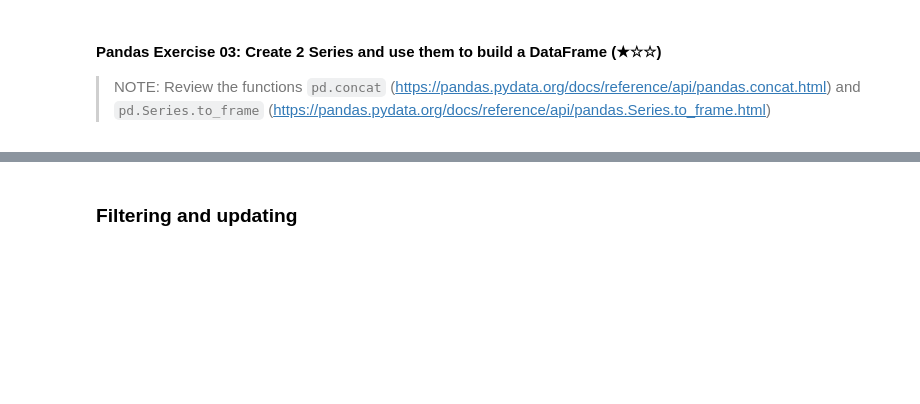
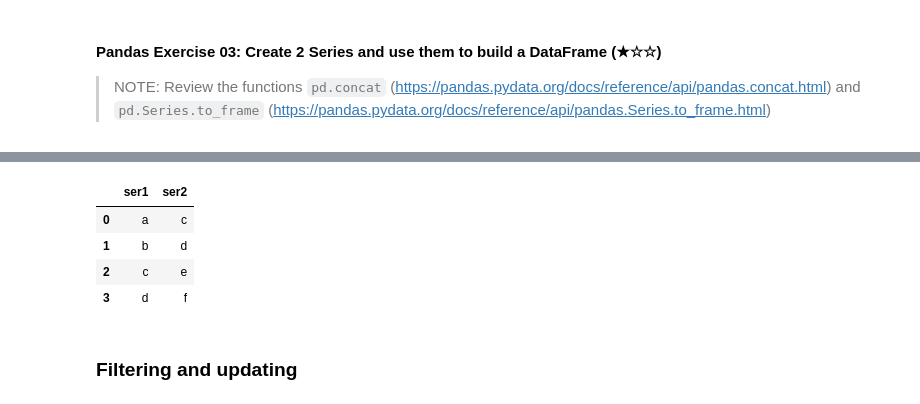
Before and after one commit to jilemp/4GA, a Jupyter notebook: 03-pandas/03.1-Intro-To-Pandas.ipynb, the cells around one changed output, grey strips where cells are left out. Saved outputs shown, nothing was run; the diff lists cells and outputs as text; code cells hidden in the pictures; blank space fills up the shorter version.

```diff
--- a/03-pandas/03.1-Intro-To-Pandas.ipynb
+++ b/03-pandas/03.1-Intro-To-Pandas.ipynb
@@ -343,3 +393,14 @@ dtype: int32
 #### Pandas Exercise 03: Create 2 Series and use them to build a DataFrame (★☆☆)
 
 > NOTE: Review the functions `pd.concat` (https://pandas.pydata.org/docs/reference/api/pandas.concat.html) and `pd.Series.to_frame` (https://pandas.pydata.org/docs/reference/api/pandas.Series.to_frame.html)
+# %%
+s1 = pd.Series(["a","b", "c", "d"], name= 's1')
+s2 = pd.Series(["c", "d", "e", "f"], name='s2')
+
+s1_df = s1.to_frame()
+s2_df = s2.to_frame()
+
+concat = pd.concat([s1,s2], axis=1)
+
+print(f"{s1_df}\n{s2_df}")
+print(concat)
@@ -346,3 +423,17 @@ dtype: int32
+# %%
+# Additional suggested method
+
+s1.name = "ser1"
+s2.name = "ser2"
+
+dataframe = s1.to_frame().join(s2)
+dataframe
+# %% [output]
+|  | ser1 | ser2 |
+| 0 | a | c |
+| 1 | b | d |
+| 2 | c | e |
+| 3 | d | f |
 # %% [markdown]
 ### Filtering and updating
 # %% [markdown]
```
Also changed, not shown: parts of 12 cells of this notebook.
